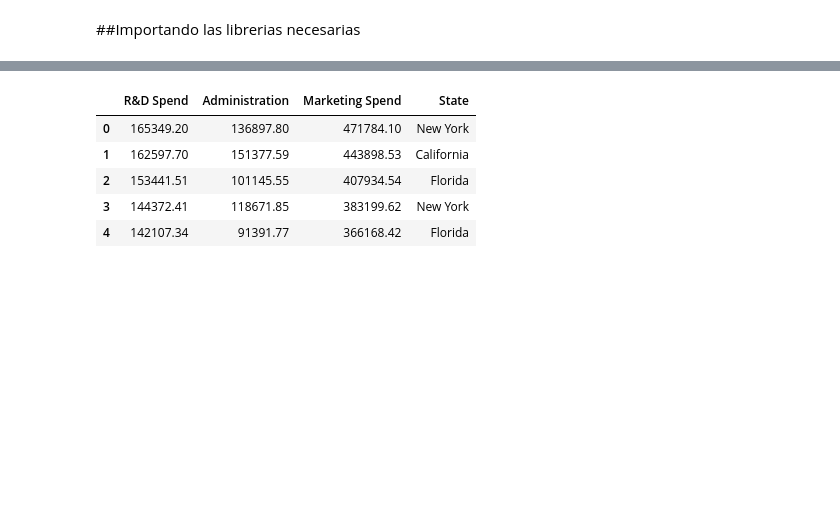
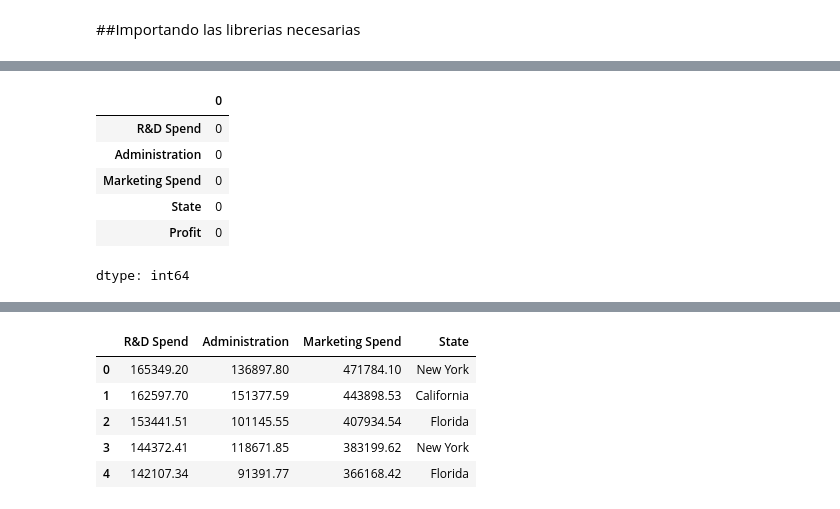
Before and after one commit to evcereti/Aprendiendo_ML_y_DS, a Jupyter notebook: regresion_lineal_multiple_scikit_learn.ipynb, the cells around one changed output, grey strips where cells are left out. Drawn from its saved outputs; the diff is of its cells as text; code cells hidden in the pictures; blank space fills up the shorter version.

```diff
--- a/regresion_lineal_multiple_scikit_learn.ipynb
+++ b/regresion_lineal_multiple_scikit_learn.ipynb
@@ -23 +30,11 @@ dataset.head()
+# %%
+dataset.isna().sum()
+# %% [output]
+|  | 0 |
+| R&D Spend | 0 |
+| Administration | 0 |
+| Marketing Spend | 0 |
+| State | 0 |
+| Profit | 0 |
+dtype: int64
 # %% [markdown]
```
Also changed, not shown: parts of 14 cells of this notebook.
